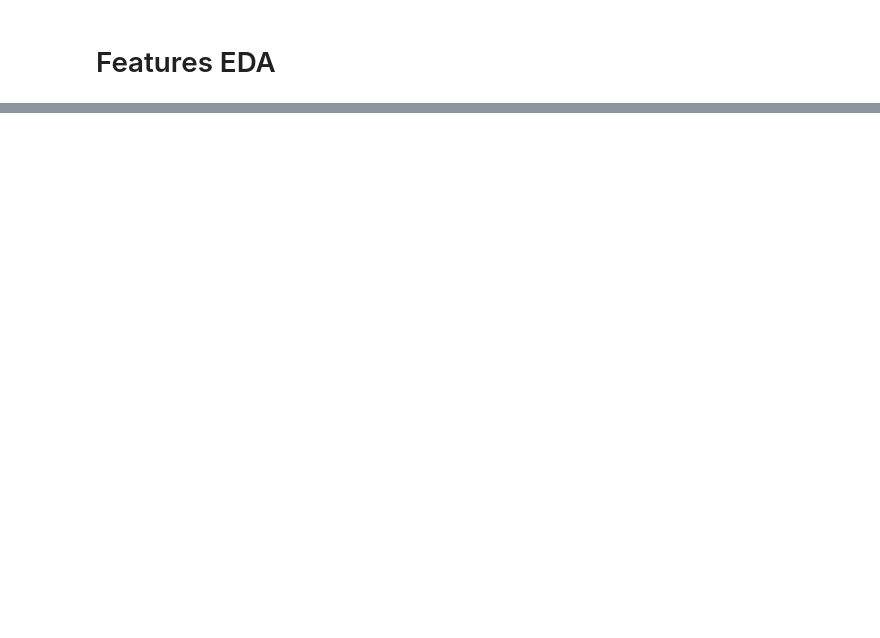
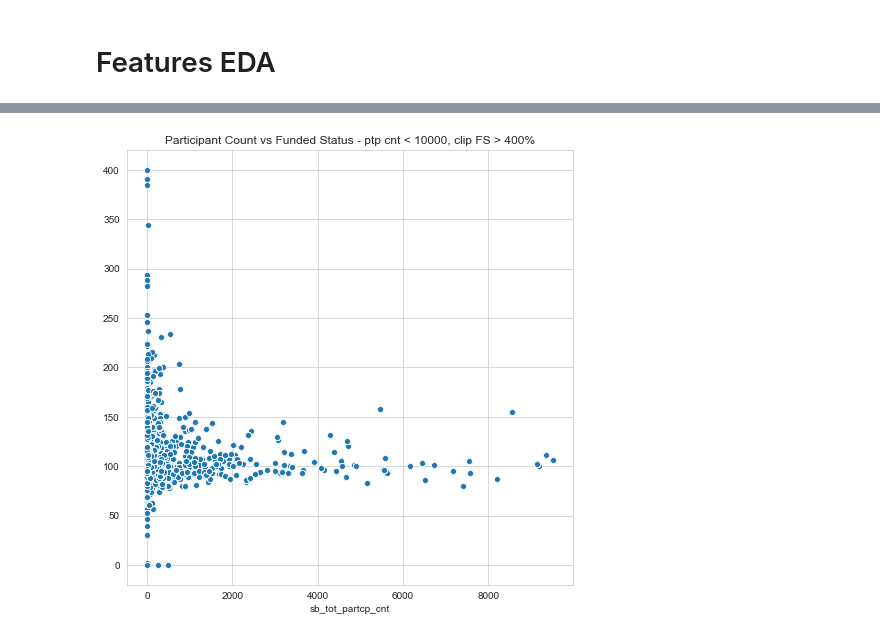
Before and after one commit to LindseyMoser/DSI_Capstone_B, a Jupyter notebook: 1_Data/PSQL_DF_EDA_2017_from_script.ipynb, the cells around one changed output, grey strips where cells are left out. Cells and saved outputs as stored; diff of their text form; code cells hidden in the pictures; blank space fills up the shorter version.

```diff
--- a/1_Data/PSQL_DF_EDA_2017_from_script.ipynb
+++ b/1_Data/PSQL_DF_EDA_2017_from_script.ipynb
@@ -140,0 +110,9 @@ plt.show()
+# %%
+fig2, ax2 = plt.subplots(1,1, figsize=(8,8))
+x_trnc2=X2[X2['sb_tot_partcp_cnt']<10000]['sb_tot_partcp_cnt']
+y_trnc2=np.clip(y[X2['sb_tot_partcp_cnt']<10000],0,400)
+ax2 = sns.scatterplot(x=x_trnc2, y=y_trnc2)
+plt.title('Participant Count vs Funded Status - ptp cnt < 10000, clip FS > 400%')
+plt.show()
+# %% [output]
+[figure, added]
```
Also changed, not shown: parts of 26 cells of this notebook.
